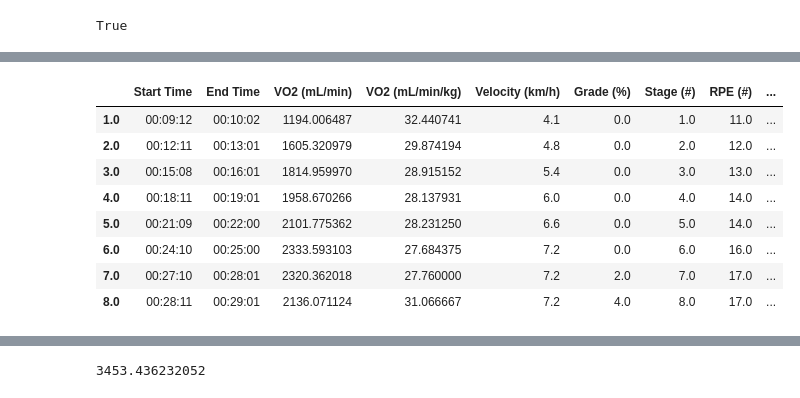
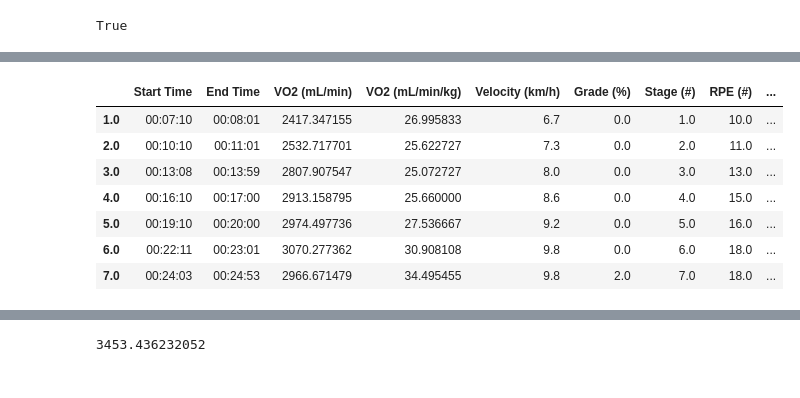
Before and after one commit to myschne/SI485Project, a Jupyter notebook: MIPACEFeatExt.ipynb, the cells around one changed output, grey strips where cells are left out. Drawn from its saved outputs; the diff is of its cells as text; code cells hidden in the pictures.

```diff
--- a/MIPACEFeatExt.ipynb
+++ b/MIPACEFeatExt.ipynb
@@ -271,12 +273,23 @@ dtypes = {
 }
 
 def get_stage_metrics(stage_df, summary_df):
+    if stage_df.empty:
+        print(f"Warning: Empty DataFrame for stage {stage_df.name}")
+        return
+
+    #Get start and end times of analysis window
+    filtered_times = stage_df[stage_df['t'] <= stage_df['t'].values[-1] - pd.Timedelta(seconds=window_size_seconds)]['t']
+    if not filtered_times.empty:
+        start_time = filtered_times.values[-1]
+    else:
+        return #less than window size data in stage to analyze
+
     #Create row for stage in summary_df
     summary_df.loc[stage_df.name]=np.nan
+    #print(f"Stage {stage_df.name}: Filtered times count: {len(filtered_times)}")
+    #print(f"Last available time: {stage_df['t'].values[-1]}")
+    #print(f"Threshold time: {stage_df['t'].values[-1] - pd.Timedelta(seconds=window_size_seconds)}")
 
-    #Get start and end times of analysis window
-    start_time = stage_df[stage_df['t'] <= stage_df['t'].values[-1] -
-                                                           pd.Timedelta(seconds=window_size_seconds)]['t'].values[-1]
     summary_df.loc[stage_df.name, 'Start Time'] = str(pd.to_datetime(start_time).strftime('%H:%M:%S'))
     summary_df.loc[stage_df.name, 'End Time'] = str(pd.to_datetime(stage_df['t'].values[-1]).strftime('%H:%M:%S'))
     summary_df.loc[stage_df.name, 'Velocity (km/h)'] = stage_df['Speed'].values[0]
@@ -284,7 +297,10 @@ def get_stage_metrics(stage_df, summary_df):
     summary_df.loc[stage_df.name, 'Stage (#)'] = stage_df['Stage'].values[0]
 
     #Use last RPE rating and last recorded lactate value
-    summary_df.loc[stage_df.name, 'RPE (#)'] = int(stage_df['Dyspnea'].values[-1].split("_")[-1])
+    if isinstance(stage_df['Dyspnea'].values[-1], str):
+        summary_df.loc[stage_df.name, 'RPE (#)'] = int(stage_df['Dyspnea'].values[-1].split("_")[-1])
+    else:
+        summary_df.loc[stage_df.name, 'RPE (#)'] = stage_df['Dyspnea'].values[-1]
     summary_df.loc[stage_df.name, 'Lactate (mmol/L)'] = stage_df['_49'].values[-1]
 
     #Average values over the last 50 seconds (or designated window size)
@@ -300,16 +316,30 @@ def create_test_summary(test_df):
     df = pd.DataFrame(columns=columns).astype(dtypes)
     test_df.groupby('Stage').apply(get_stage_metrics, df)
     return df
-
-test_summary = create_test_summary(participant_df['TR000105_20220207'])
-test_summary
-# %% [output]
-|  | Start Time | End Time | VO2 (mL/min) | VO2 (mL/min/kg) | Velocity (km/h) | Grade (%) | Stage (#) | RPE (#) | ... |
-| 1.0 | 00:09:12 | 00:10:02 | 1194.006487 | 32.440741 | 4.1 | 0.0 | 1.0 | 11.0 | ... |
-| 2.0 | 00:12:11 | 00:13:01 | 1605.320979 | 29.874194 | 4.8 | 0.0 | 2.0 | 12.0 | ... |
-| 3.0 | 00:15:08 | 00:16:01 | 1814.959970 | 28.915152 | 5.4 | 0.0 | 3.0 | 13.0 | ... |
-| 4.0 | 00:18:11 | 00:19:01 | 1958.670266 | 28.137931 | 6.0 | 0.0 | 4.0 | 14.0 | ... |
-| 5.0 | 00:21:09 | 00:22:00 | 2101.775362 | 28.231250 | 6.6 | 0.0 | 5.0 | 14.0 | ... |
-| 6.0 | 00:24:10 | 00:25:00 | 2333.593103 | 27.684375 | 7.2 | 0.0 | 6.0 | 16.0 | ... |
-| 7.0 | 00:27:10 | 00:28:01 | 2320.362018 | 27.760000 | 7.2 | 2.0 | 7.0 | 17.0 | ... |
-| 8.0 | 00:28:11 | 00:29:01 | 2136.071124 | 31.066667 | 7.2 | 4.0 | 8.0 | 17.0 | ... |
+# %%
+
+#Create nested dictionary to store test summaries
+#Outer dictionary key is the participant ID
+#Inner dictionary key is the visit number
+#Inner dictionary value is the test summary DataFrame (grouped by stage)
+summaries = {}
+for participant_id, df in participant_df.items():
+    id = participant_id.split('_')[0]  #Extract the first part of the participant ID (id)
+    if id not in summaries:
+        summaries[id] = {}
+        summaries[id][1] = create_test_summary(df)
+    else:
+        next_visit = max(summaries[id].keys()) + 1
+        summaries[id][next_visit] = create_test_summary(df)
+
+
+summaries['TR000100'][1]
+# %% [output]
+|  | Start Time | End Time | VO2 (mL/min) | VO2 (mL/min/kg) | Velocity (km/h) | Grade (%) | Stage (#) | RPE (#) | ... |
+| 1.0 | 00:07:10 | 00:08:01 | 2417.347155 | 26.995833 | 6.7 | 0.0 | 1.0 | 10.0 | ... |
+| 2.0 | 00:10:10 | 00:11:01 | 2532.717701 | 25.622727 | 7.3 | 0.0 | 2.0 | 11.0 | ... |
+| 3.0 | 00:13:08 | 00:13:59 | 2807.907547 | 25.072727 | 8.0 | 0.0 | 3.0 | 13.0 | ... |
+| 4.0 | 00:16:10 | 00:17:00 | 2913.158795 | 25.660000 | 8.6 | 0.0 | 4.0 | 15.0 | ... |
+| 5.0 | 00:19:10 | 00:20:00 | 2974.497736 | 27.536667 | 9.2 | 0.0 | 5.0 | 16.0 | ... |
+| 6.0 | 00:22:11 | 00:23:01 | 3070.277362 | 30.908108 | 9.8 | 0.0 | 6.0 | 18.0 | ... |
+| 7.0 | 00:24:03 | 00:24:53 | 2966.671479 | 34.495455 | 9.8 | 2.0 | 7.0 | 18.0 | ... |
```
Also changed, not shown: parts of 4 cells of this notebook.
